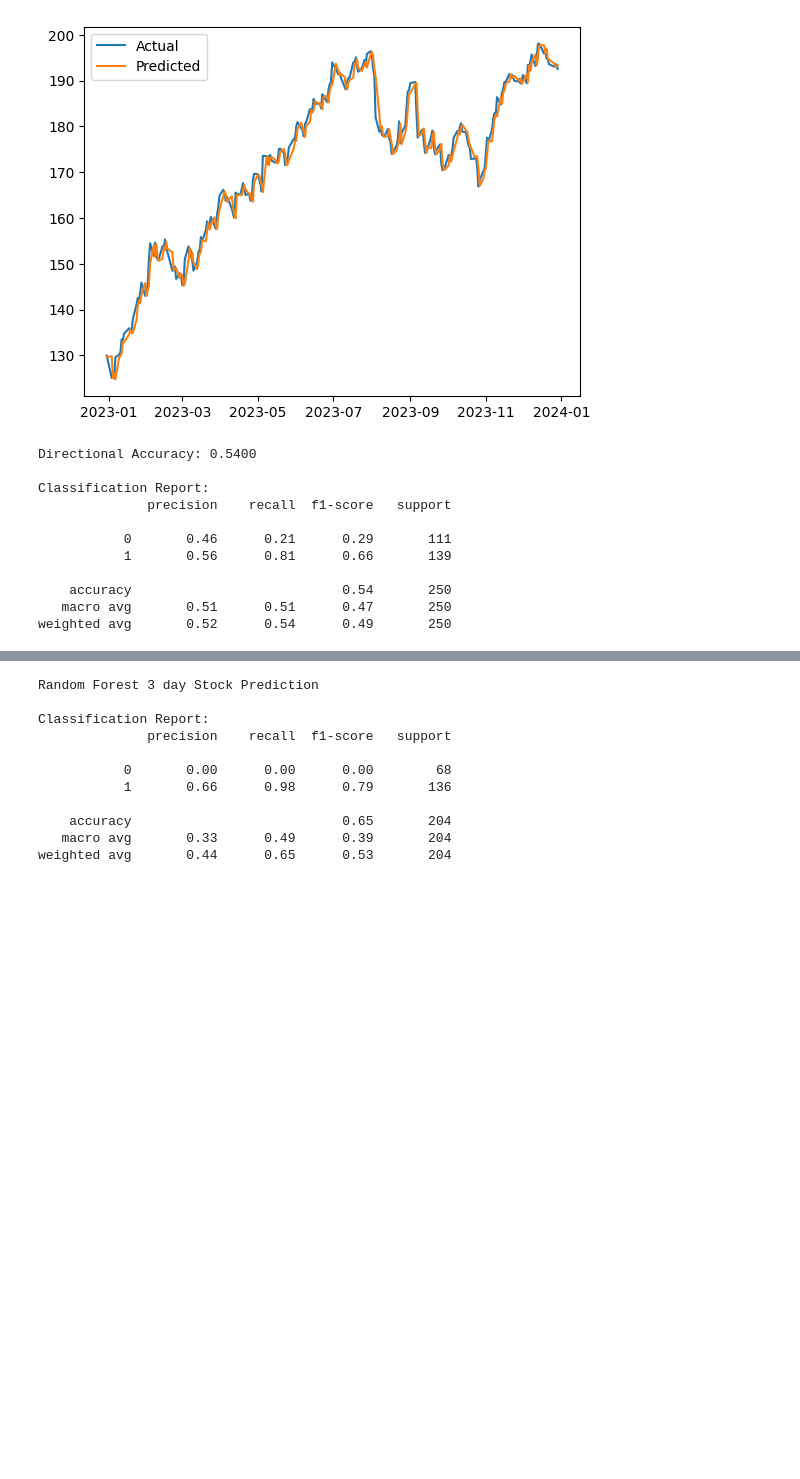
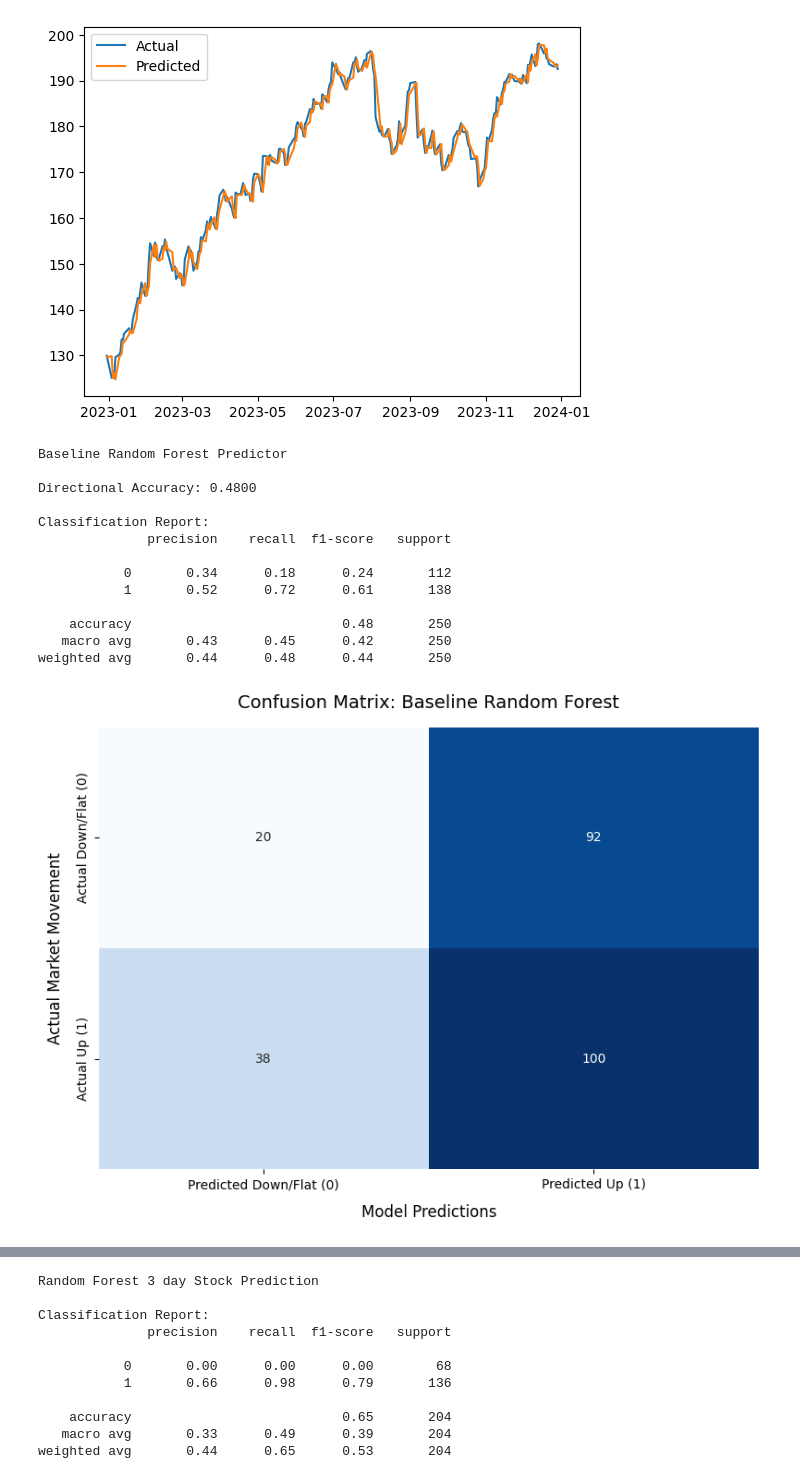
Before and after one commit to rreap/stocks, a Jupyter notebook: Stocks_Project.ipynb, the cells around one changed output, grey strips where cells are left out. Saved outputs shown, nothing was run; the diff lists cells and outputs as text; code cells hidden in the pictures; blank space fills up the shorter version.

Commit message:
final ensemble model added + data visualizations

```diff
--- a/Stocks_Project.ipynb
+++ b/Stocks_Project.ipynb
@@ -206,6 +206,8 @@ MAE: 1.6890011562950797
 RMSE: 2.199626522802558
 [figure]
 # %%
+import pandas as pd
+import numpy as np
 from sklearn.ensemble import RandomForestClassifier
 from sklearn.metrics import accuracy_score, classification_report
 
@@ -222,7 +224,7 @@ df["Column"] = df["Close"]
 
 df["Log_Return"] = np.log(df["Column"] / df["Column"].shift(1))
 
-df["Target"] = (df["Log_Return"].shift(-1) > 0).astype(int)
+df["Target"] = (df["Log_Return"].shift(-3) > 0).astype(int)
 
 df["Lag_1"] = df["Log_Return"].shift(1)
 df["Lag_7"] = df["Log_Return"].shift(7)
@@ -242,39 +244,60 @@ features = [
 ]
 
 model_df = df.dropna()
 X = model_df[features]
 y = model_df["Target"]
 
 split = int(len(model_df) * 0.80)
 
 X_train = X.iloc[:split]
 X_test = X.iloc[split:]
 y_train = y.iloc[:split]
 y_test = y.iloc[split:]
 
 model = RandomForestClassifier(
     n_estimators=100, max_depth=5, random_state=42
 )
 model.fit(X_train, y_train)
 
 predictions = model.predict(X_test)
 
+print("Baseline Random Forest Predictor\n")
+
 accuracy = accuracy_score(y_test, predictions)
 print(f"Directional Accuracy: {accuracy:.4f}")
 print("\nClassification Report:")
 print(classification_report(y_test, predictions))
+
+import matplotlib.pyplot as plt
+import seaborn as sns
+from sklearn.metrics import confusion_matrix
+
+cm = confusion_matrix(y_test, predictions)
+
+plt.figure(figsize=(8, 6))
+sns.heatmap(cm, annot=True, fmt='d', cmap='Blues', cbar=False,
+            xticklabels=['Predicted Down/Flat (0)', 'Predicted Up (1)'],
+            yticklabels=['Actual Down/Flat (0)', 'Actual Up (1)'])
+plt.title('Confusion Matrix: Baseline Random Forest', fontsize=14, pad=15)
+plt.xlabel('Model Predictions', fontsize=12, labelpad=10)
+plt.ylabel('Actual Market Movement', fontsize=12, labelpad=10)
+plt.tight_layout()
+plt.show()
 # %% [output]
-Directional Accuracy: 0.5400
+Baseline Random Forest Predictor
+
+Directional Accuracy: 0.4800
 
 Classification Report:
               precision    recall  f1-score   support
 
-           0       0.46      0.21      0.29       111
-           1       0.56      0.81      0.66       139
+           0       0.34      0.18      0.24       112
+           1       0.52      0.72      0.61       138
 
-    accuracy                           0.54       250
-   macro avg       0.51      0.51      0.47       250
-weighted avg       0.52      0.54      0.49       250
+    accuracy                           0.48       250
+   macro avg       0.43      0.45      0.42       250
+weighted avg       0.44      0.48      0.44       250
+[figure, added]
 # %%
 # Rolling mean + Gradient Booster -> 3 day predictor
 
```
Also changed, not shown: parts of 3 cells of this notebook.
